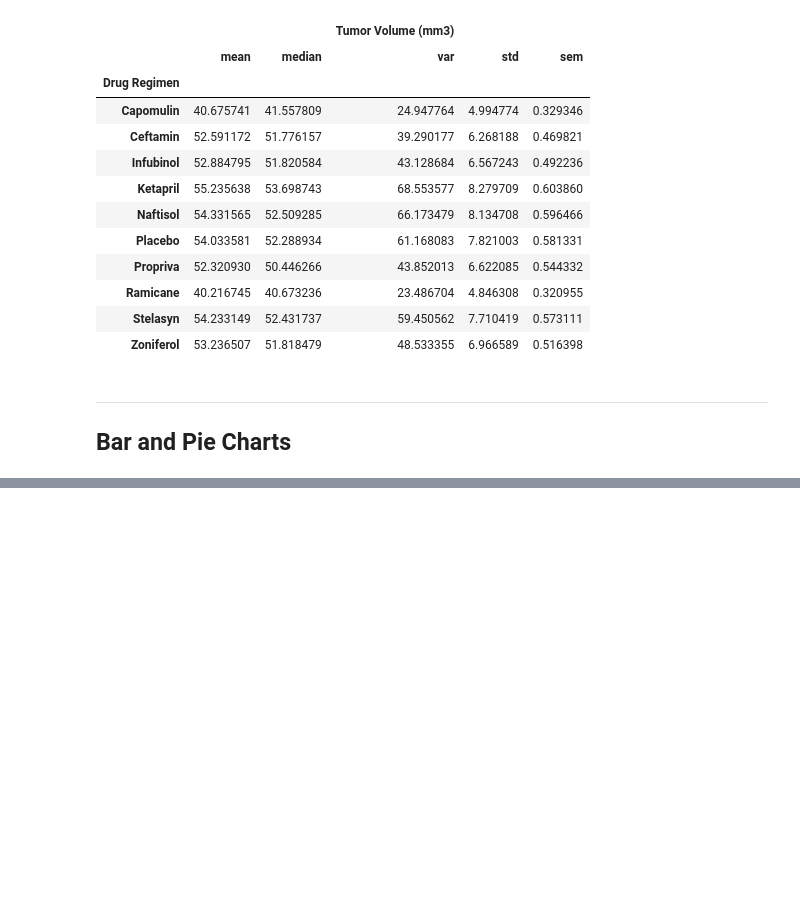
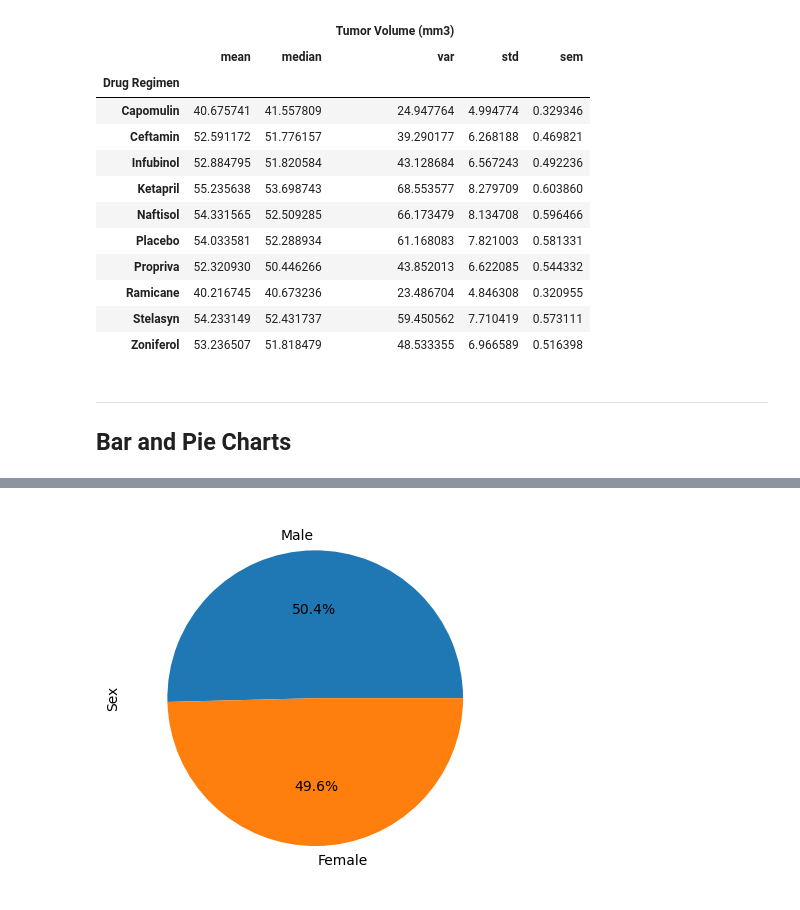
Before and after one commit to adilourai/matplotlib-challenge, a Jupyter notebook: Pymaceuticals Analysis.ipynb, the cells around one changed output, grey strips where cells are left out. Saved outputs shown, nothing was run; the diff lists cells and outputs as text; code cells hidden in the pictures; blank space fills up the shorter version.

```diff
--- a/Pymaceuticals Analysis.ipynb
+++ b/Pymaceuticals Analysis.ipynb
@@ -121,0 +168,8 @@ summary_stats
+# %%
+# Generate a pie plot showing the distribution of female versus male mice using Pandas
+pie_data = pd.DataFrame(all_data.groupby('Sex')['Mouse ID'].nunique())
+pie_data = pie_data['Mouse ID'].sort_values(ascending=False)
+pie1 = pie_data.plot(kind='pie',y='Mouse ID',autopct='%1.1f%%',legend=False,ylabel='Sex')
+plt.show()
+# %% [output]
+[figure, added]
```
Also changed, not shown: parts of 6 cells of this notebook.
